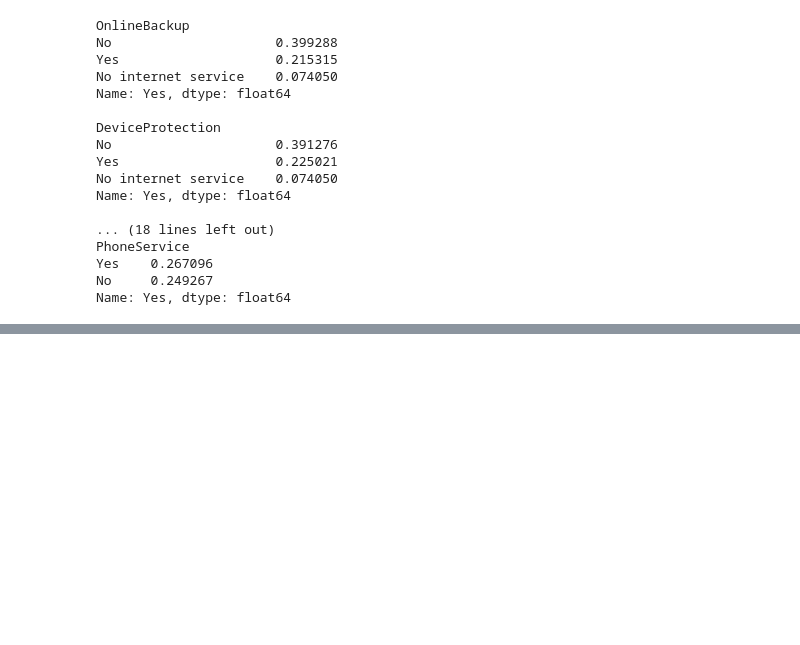
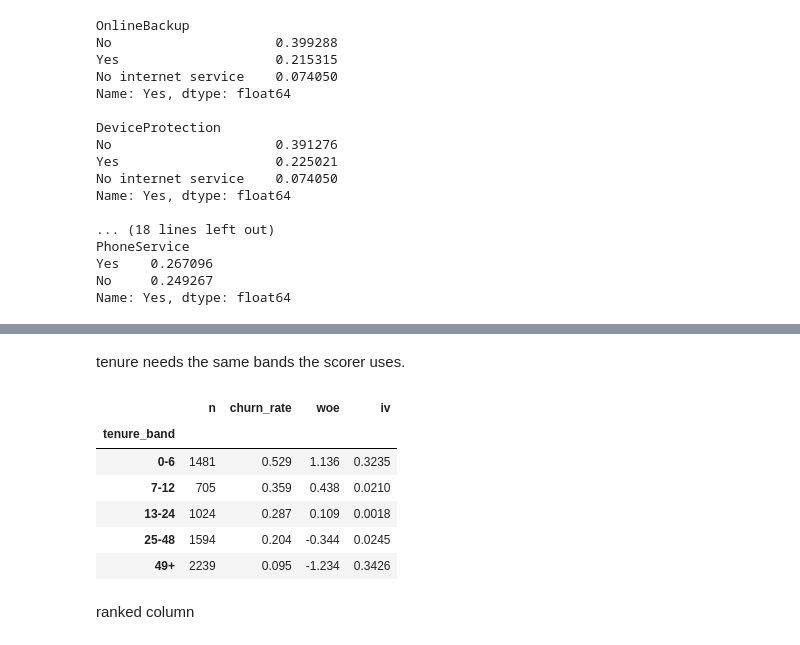
Before and after one commit to fredythachil/churn-retention-console, a Jupyter notebook: analysis/01_explore.ipynb, the cells around one changed output, grey strips where cells are left out. Saved outputs shown, nothing was run; the diff lists cells and outputs as text; code cells hidden in the pictures; blank space fills up the shorter version.

```diff
--- a/analysis/01_explore.ipynb
+++ b/analysis/01_explore.ipynb
@@ -212,0 +267,21 @@ Name: Yes, dtype: float64
+# %%
+import numpy as np
+
+def woe_iv(col, data=None):
+    """WoE per group and total IV for one column."""
+    d = df if data is None else data
+    t = pd.crosstab(d[col], d["Churn"])
+    good = t["No"] / t["No"].sum()      # share of non-churners
+    bad = t["Yes"] / t["Yes"].sum()     # share of churners
+    woe = np.log(bad / good)
+    return pd.DataFrame({
+        "n": t.sum(axis=1),
+        "churn_rate": (t["Yes"] / t.sum(axis=1)).round(3),
+        "woe": woe.round(3),
+        "iv": ((bad - good) * woe).round(4),
+    })
+
+def iv(col, data=None):
+    return woe_iv(col, data)["iv"].sum()
+
+woe_iv("Contract")
@@ -212,0 +294,19 @@ Name: Yes, dtype: float64
+# %% [markdown]
+tenure needs the same bands the scorer uses.
+# %%
+# tenure is continuous, so IV needs the same bands the scorer uses
+tenure_banded = df.assign(tenure_band=pd.cut(
+    df["tenure"], bins=[-1, 6, 12, 24, 48, 100],
+    labels=["0-6", "7-12", "13-24", "25-48", "49+"]))
+
+woe_iv("tenure_band", tenure_banded)
+# %% [output]
+|  | n | churn_rate | woe | iv |
+| tenure_band |  |  |  |  |
+| 0-6 | 1481 | 0.529 | 1.136 | 0.3235 |
+| 7-12 | 705 | 0.359 | 0.438 | 0.0210 |
+| 13-24 | 1024 | 0.287 | 0.109 | 0.0018 |
+| 25-48 | 1594 | 0.204 | -0.344 | 0.0245 |
+| 49+ | 2239 | 0.095 | -1.234 | 0.3426 |
+# %% [markdown]
+ranked column
```
Also changed, not shown: parts of 37 cells of this notebook.
